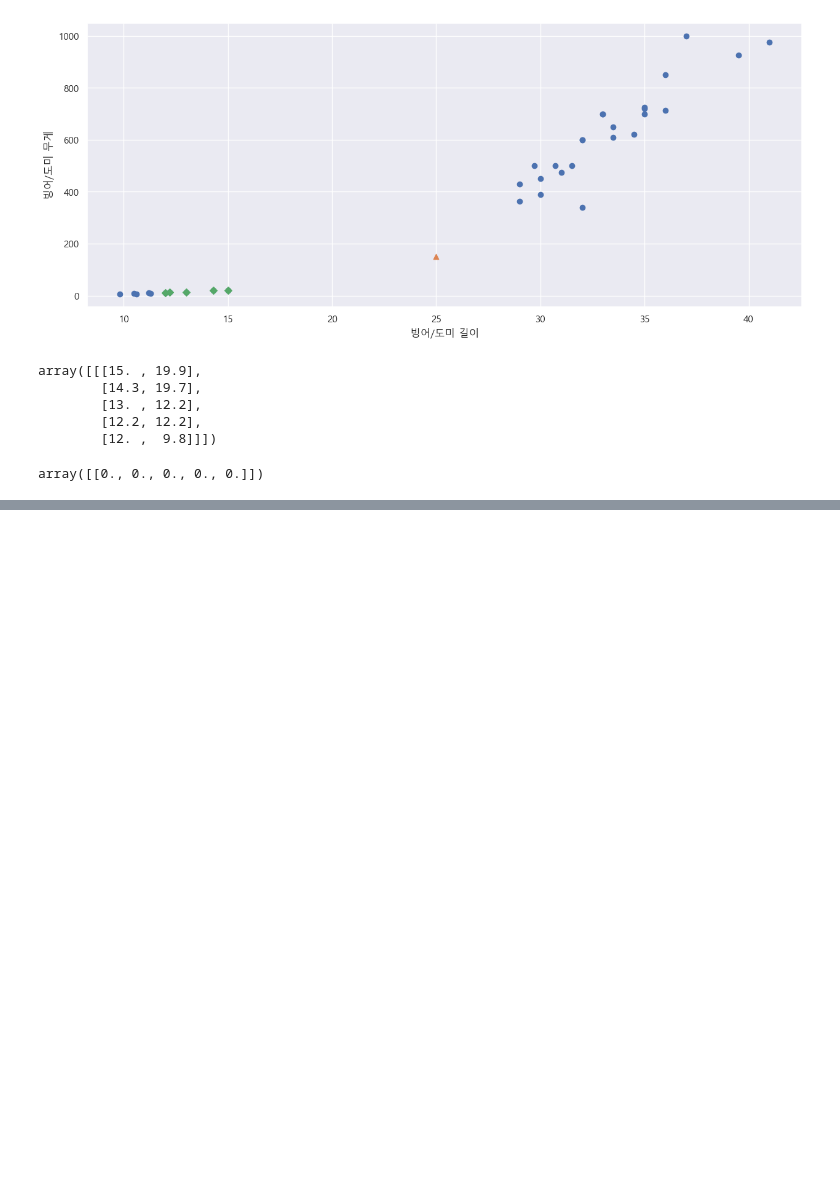
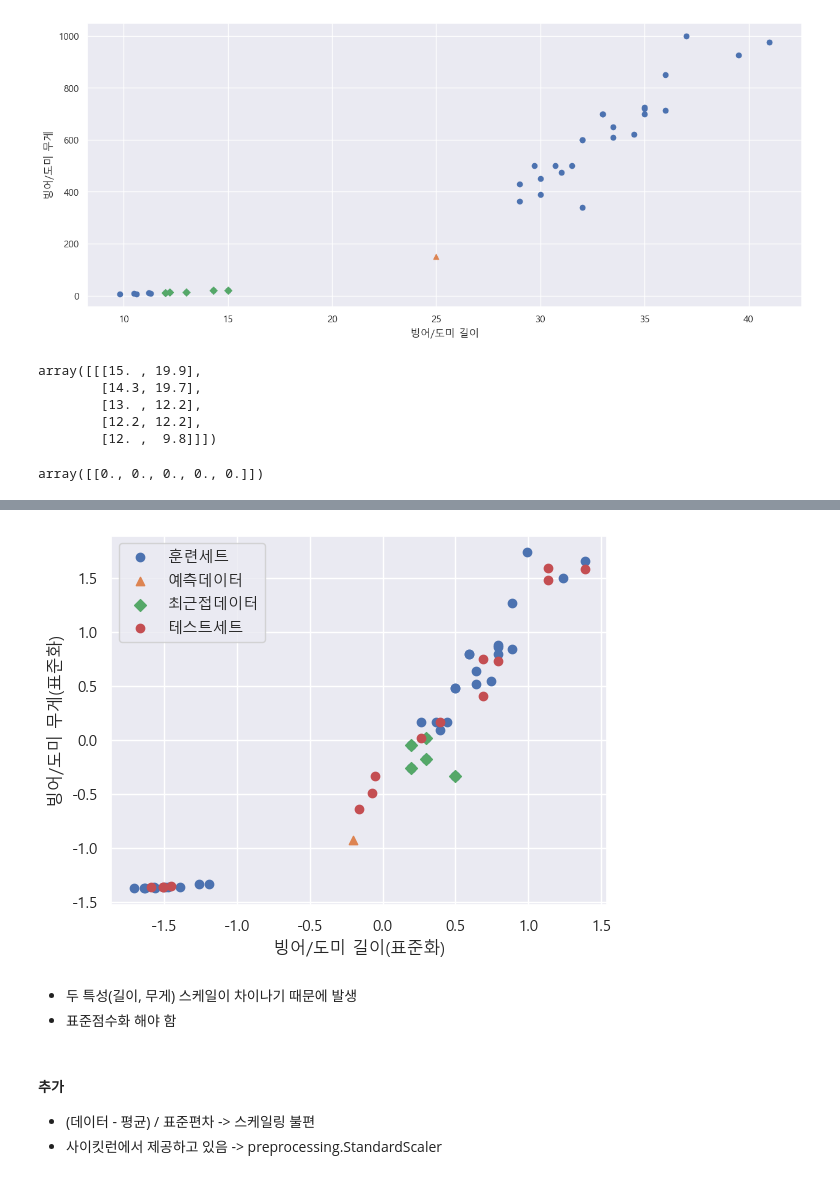
Before and after one commit to Donkwam/iot-dataanalysis-2025, a Jupyter notebook: day02/mldl02_데이터전처리.ipynb, the cells around one changed output, grey strips where cells are left out. Drawn from its saved outputs; the diff is of its cells as text; code cells hidden in the pictures; blank space fills up the shorter version.

```diff
--- a/day02/mldl02_데이터전처리.ipynb
+++ b/day02/mldl02_데이터전처리.ipynb
@@ -181,0 +293,22 @@ array([[0., 0., 0., 0., 0.]])
+# %%
+distances, indexes = kn.kneighbors([scaled_data])
+
+plt.scatter(train_scaled[:, 0], train_scaled[:, 1], label='훈련세트')
+plt.scatter(scaled_data[0], scaled_data[1], marker='^', label='예측데이터')
+plt.scatter(train_scaled[indexes, 0], train_scaled[indexes, 1], marker='D', label='최근접데이터')
+plt.scatter(test_scaled[:, 0], test_scaled[:, 1], label='테스트세트')
+plt.xlabel('빙어/도미 길이(표준화)')
+plt.ylabel('빙어/도미 무게(표준화)')
+plt.legend()    # 범례 표시
+
+plt.show()
+# %% [output]
+[figure, added]
+# %% [markdown]
+- 두 특성(길이, 무게) 스케일이 차이나기 때문에 발생
+- 표준점수화 해야 함
+# %% [markdown]
+#### 추가
+
+- (데이터 - 평균) / 표준편차 -> 스케일링 불편
+- 사이킷런에서 제공하고 있음 -> preprocessing.StandardScaler
```
Also changed, not shown: parts of 26 cells of this notebook, 4 other files.
